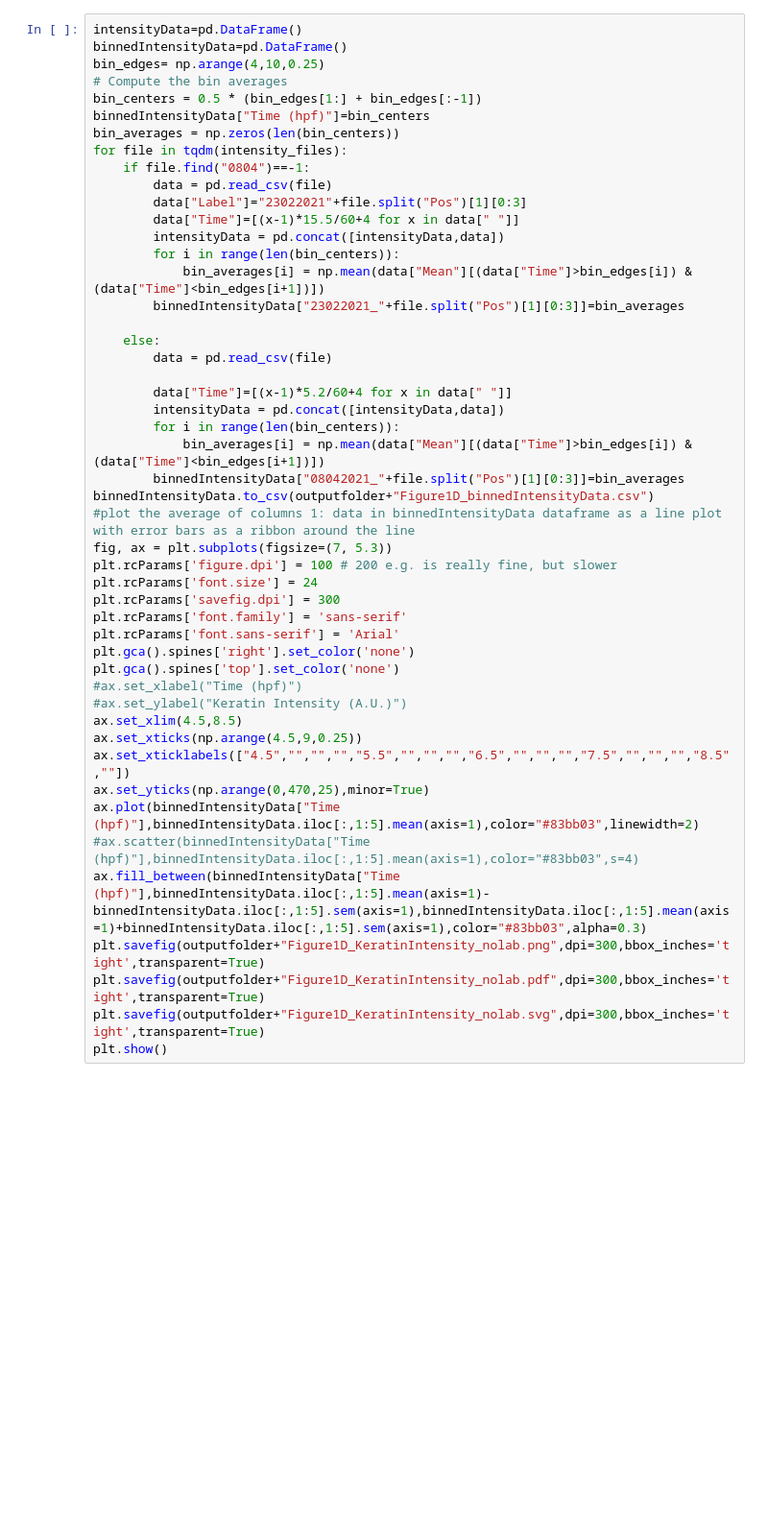
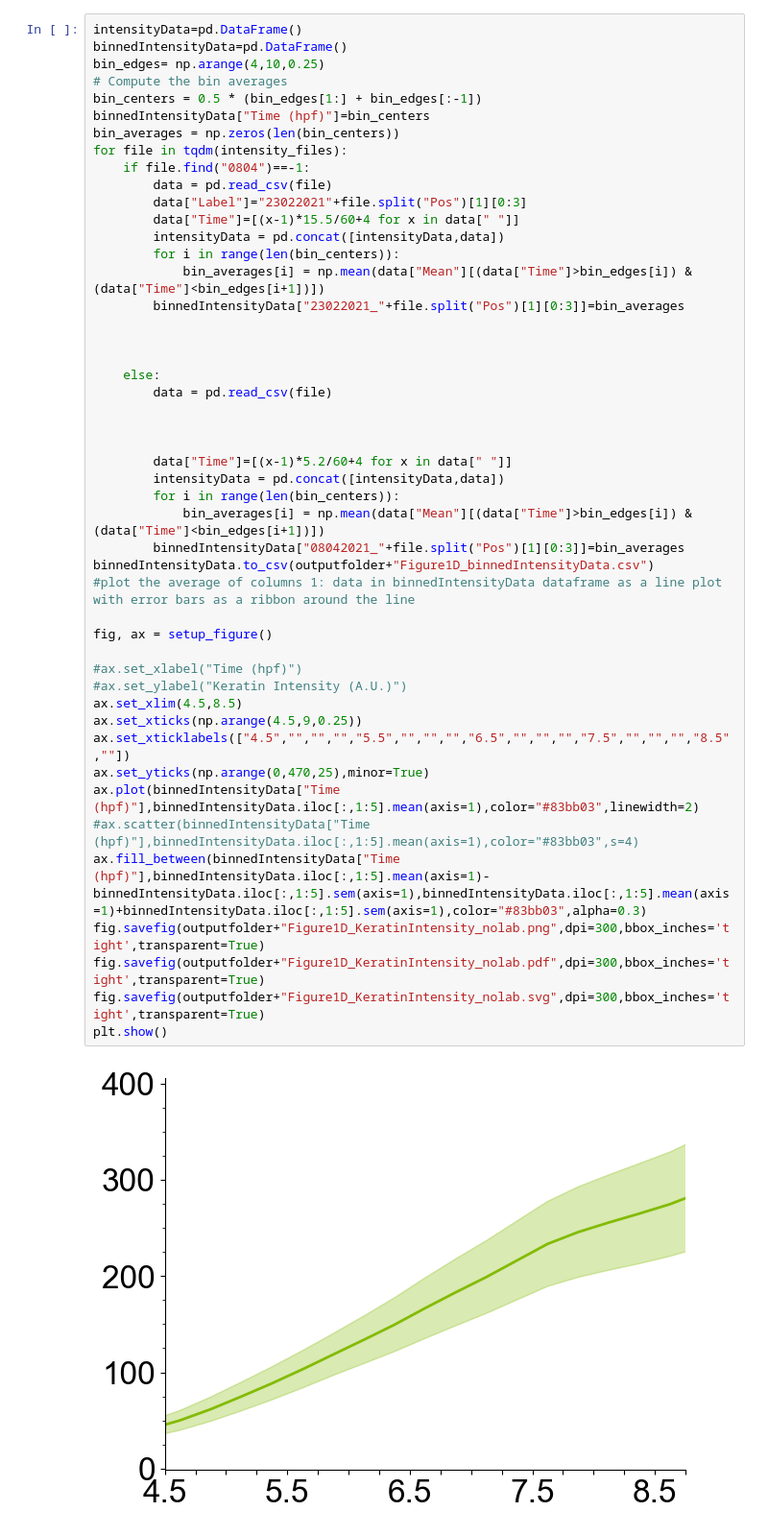
Before and after one commit to Suyash-Naik/2026-Keratinepithlialspreadingcoordinate-Data, a Jupyter notebook: notebooks/Figure1_KeratinNetworkMaturationEVL.ipynb, the cells around one changed output. Shown at 96% size. Cells and saved outputs as stored; diff of their text form; blank space fills up the shorter version.

Commit message:
added panel 1G and better figure parameter handling

```diff
--- a/notebooks/Figure1_KeratinNetworkMaturationEVL.ipynb
+++ b/notebooks/Figure1_KeratinNetworkMaturationEVL.ipynb
@@ -48,41 +43,42 @@ bin_averages = np.zeros(len(bin_centers))
 for file in tqdm(intensity_files):
     if file.find("0804")==-1:
         data = pd.read_csv(file)
         data["Label"]="23022021"+file.split("Pos")[1][0:3]
         data["Time"]=[(x-1)*15.5/60+4 for x in data[" "]]
         intensityData = pd.concat([intensityData,data])
         for i in range(len(bin_centers)):
             bin_averages[i] = np.mean(data["Mean"][(data["Time"]>bin_edges[i]) & (data["Time"]<bin_edges[i+1])])
         binnedIntensityData["23022021_"+file.split("Pos")[1][0:3]]=bin_averages
 
+
+
     else:
         data = pd.read_csv(file)
+
+
 
         data["Time"]=[(x-1)*5.2/60+4 for x in data[" "]]
         intensityData = pd.concat([intensityData,data])
         for i in range(len(bin_centers)):
             bin_averages[i] = np.mean(data["Mean"][(data["Time"]>bin_edges[i]) & (data["Time"]<bin_edges[i+1])])
         binnedIntensityData["08042021_"+file.split("Pos")[1][0:3]]=bin_averages
 binnedIntensityData.to_csv(outputfolder+"Figure1D_binnedIntensityData.csv")
 #plot the average of columns 1: data in binnedIntensityData dataframe as a line plot with error bars as a ribbon around the line
-fig, ax = plt.subplots(figsize=(7, 5.3))
-plt.rcParams['figure.dpi'] = 100 # 200 e.g. is really fine, but slower
-plt.rcParams['font.size'] = 24
-plt.rcParams['savefig.dpi'] = 300
-plt.rcParams['font.family'] = 'sans-serif'
-plt.rcParams['font.sans-serif'] = 'Arial'
-plt.gca().spines['right'].set_color('none')
-plt.gca().spines['top'].set_color('none')
+
+fig, ax = setup_figure()
+
 #ax.set_xlabel("Time (hpf)")
 #ax.set_ylabel("Keratin Intensity (A.U.)")
 ax.set_xlim(4.5,8.5)
 ax.set_xticks(np.arange(4.5,9,0.25))
 ax.set_xticklabels(["4.5","","","","5.5","","","","6.5","","","","7.5","","","","8.5",""])
 ax.set_yticks(np.arange(0,470,25),minor=True)
 ax.plot(binnedIntensityData["Time (hpf)"],binnedIntensityData.iloc[:,1:5].mean(axis=1),color="#83bb03",linewidth=2)
 #ax.scatter(binnedIntensityData["Time (hpf)"],binnedIntensityData.iloc[:,1:5].mean(axis=1),color="#83bb03",s=4)
 ax.fill_between(binnedIntensityData["Time (hpf)"],binnedIntensityData.iloc[:,1:5].mean(axis=1)-binnedIntensityData.iloc[:,1:5].sem(axis=1),binnedIntensityData.iloc[:,1:5].mean(axis=1)+binnedIntensityData.iloc[:,1:5].sem(axis=1),color="#83bb03",alpha=0.3)
-plt.savefig(outputfolder+"Figure1D_KeratinIntensity_nolab.png",dpi=300,bbox_inches='tight',transparent=True)
-plt.savefig(outputfolder+"Figure1D_KeratinIntensity_nolab.pdf",dpi=300,bbox_inches='tight',transparent=True)
-plt.savefig(outputfolder+"Figure1D_KeratinIntensity_nolab.svg",dpi=300,bbox_inches='tight',transparent=True)
+fig.savefig(outputfolder+"Figure1D_KeratinIntensity_nolab.png",dpi=300,bbox_inches='tight',transparent=True)
+fig.savefig(outputfolder+"Figure1D_KeratinIntensity_nolab.pdf",dpi=300,bbox_inches='tight',transparent=True)
+fig.savefig(outputfolder+"Figure1D_KeratinIntensity_nolab.svg",dpi=300,bbox_inches='tight',transparent=True)
 plt.show()
+# %% [output]
+[figure, added]
```
Also changed, not shown: parts of 18 cells of this notebook, 2 other files.
